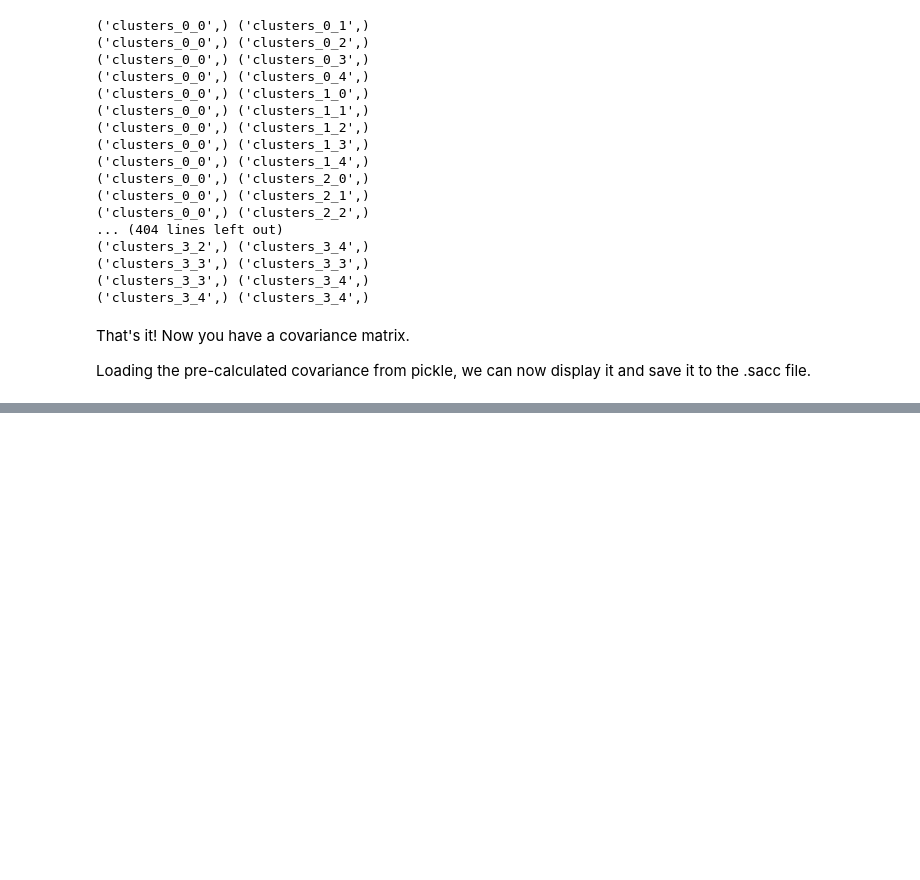
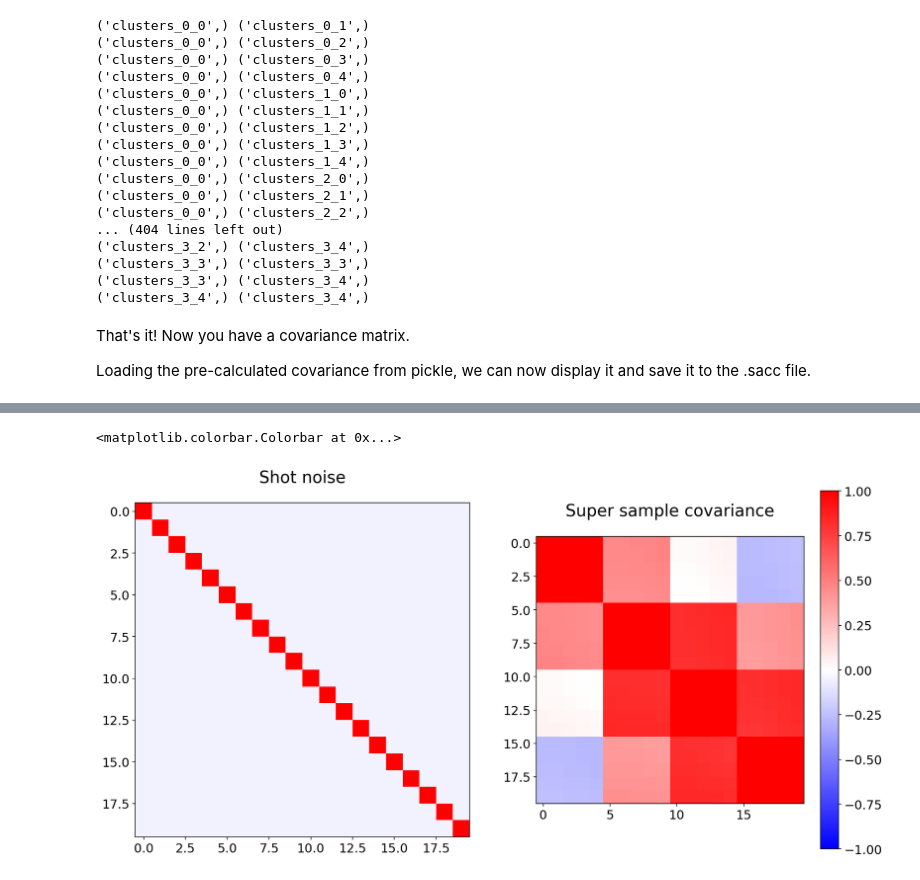
Before and after one commit to LSSTDESC/TJPCov, a Jupyter notebook: examples/cluster_count_covariance.ipynb, the cells around one changed output, grey strips where cells are left out. Cells and saved outputs as stored; diff of their text form; code cells hidden in the pictures; blank space fills up the shorter version.

```diff
--- a/examples/cluster_count_covariance.ipynb
+++ b/examples/cluster_count_covariance.ipynb
@@ -85,0 +82,15 @@ Text(0.5, 1.0, 'Correlation')
+# %%
+cov_terms = cc.get_covariance_terms()
+gaussian = np.corrcoef(cov_terms['gauss'])
+ssc = np.corrcoef(cov_terms['SSC'])
+# %%
+fig, (ax1, ax2) = plt.subplots(1, 2, figsize=(16,8))
+ax1.imshow(gaussian, cmap='bwr', vmax=1, vmin=-1)
+im = ax2.imshow(ssc, cmap='bwr', vmax=1, vmin=-1)
+ax1.set_title('Shot noise')
+ax2.set_title('Super sample covariance')
+
+plt.colorbar(im, ax=ax2)
+# %% [output]
+<matplotlib.colorbar.Colorbar at 0x...>
+[figure, added]
```
Also changed, not shown: parts of 4 cells of this notebook.
